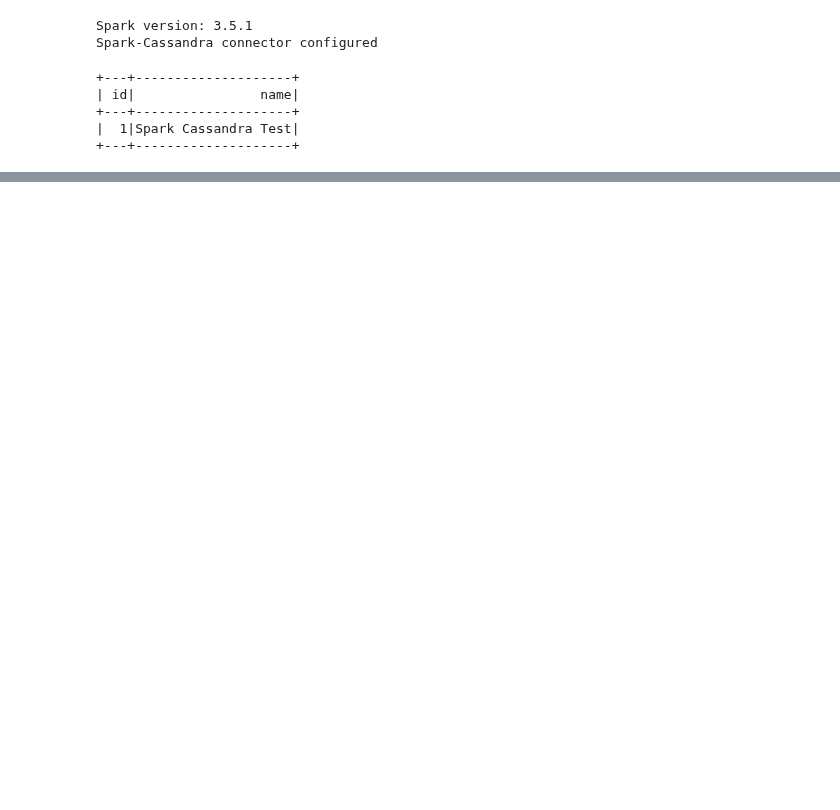
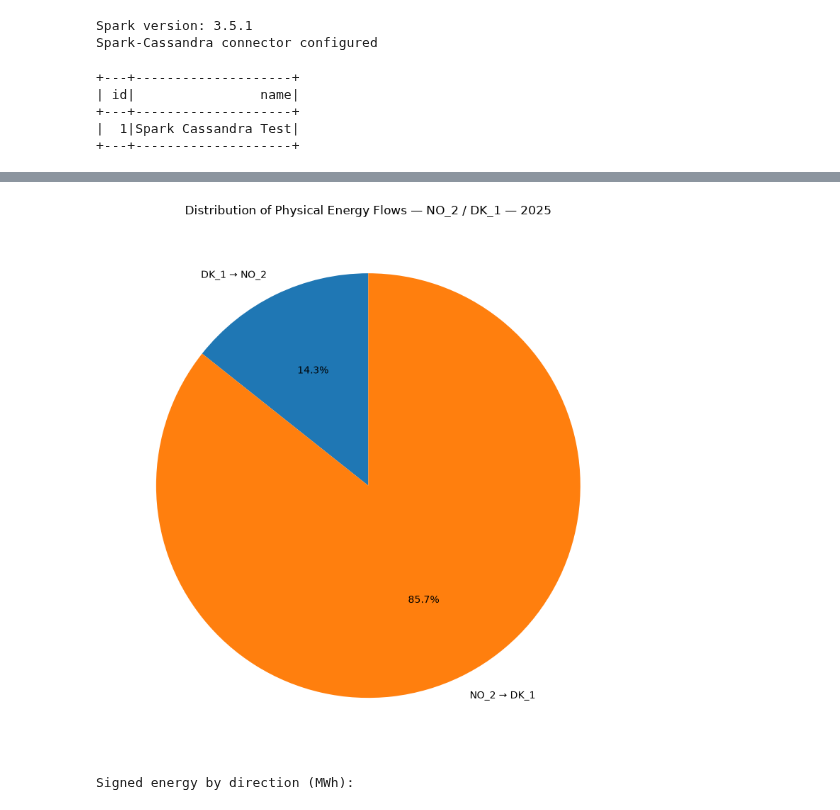
Before and after one commit to xoksy/jouyit_IND320, a Jupyter notebook: notebooks/project_part2.ipynb, the cells around one changed output, grey strips where cells are left out. Cells and saved outputs as stored; diff of their text form; code cells hidden in the pictures; blank space fills up the shorter version.

```diff
--- a/notebooks/project_part2.ipynb
+++ b/notebooks/project_part2.ipynb
@@ -103,0 +603,20 @@ Test data deleted successfully
+# %%
+os.environ["HADOOP_HOME"] = "C:/Hadoop/hadoop-3.3.1"
+os.environ["PYSPARK_PYTHON"] = "python"
+os.environ["PYSPARK_DRIVER_PYTHON"] = "python"
+
+spark = (
+    SparkSession.builder
+    .appName("ENTSOE_CrossBorder_Flows")
+    .master("local[*]")
+    .config(
+        "spark.jars.packages",
+        "com.datastax.spark:spark-cassandra-connector_2.12:3.5.1"
+    )
+    .config("spark.cassandra.connection.host", "127.0.0.1")
+    .config("spark.cassandra.connection.port", "9042")
+    .config("spark.sql.session.timeZone", "UTC")
+    .getOrCreate()
+)
+
+print("Spark version :", spark.version)
@@ -103,0 +754,60 @@ Test data deleted successfully
+# %%
+annual_df = spark_connection.toPandas()
+
+if annual_df.empty:
+    print("No data available for this connection and year.")
+
+else:
+    # Sort the measurements by timestamp to keep them in chronological order
+    annual_df = annual_df.sort_values("timestamp")
+
+    # Convert power (MW) into energy (MWh).
+    # Each measurement represents a 15-minute interval.
+    # Energy = Power × Duration, so 15 minutes = 0.25 hours.
+    annual_df["energy_mwh"] = annual_df["flow_mw"] * 0.25
+
+    # Calculate the total signed energy for each direction.
+    # Grouping by both zones keeps the two directions separate.
+    energy_by_direction = (
+        annual_df.groupby(["from_zone", "to_zone"])["energy_mwh"]
+        .sum()
+    )
+
+    # Create a label for each direction, such as "NO_2 → DK_1".
+    labels = [
+        f"{from_zone} → {to_zone}"
+        for from_zone, to_zone in energy_by_direction.index
+    ]
+
+    # A pie chart requires positive values.
+    # We use absolute values to represent the magnitude of the energy
+    # associated with each direction, regardless of its sign.
+    values = energy_by_direction.abs().values
+
+    # Create the pie chart.
+    # Each slice represents the share of the total flow magnitude
+    # associated with one direction.
+    plt.figure(figsize=(8, 8))
+
+    plt.pie(
+        values,
+        labels=labels,
+        autopct="%1.1f%%",
+        startangle=90
+    )
+
+    plt.title(
+        f"Distribution of Physical Energy Flows — "
+        f"{zone_a} / {zone_b} — {chosen_year}"
+    )
+
+    plt.tight_layout()
+    plt.show()
+
+    # Display the signed energy totals for each direction.
+    # Keeping the signs helps us inspect the original flow values.
+    print("\nSigned energy by direction (MWh):")
+    display(energy_by_direction.reset_index())
+# %% [output]
+[figure, added]
+Signed energy by direction (MWh):
```
Also changed, not shown: parts of 19 cells of this notebook.
